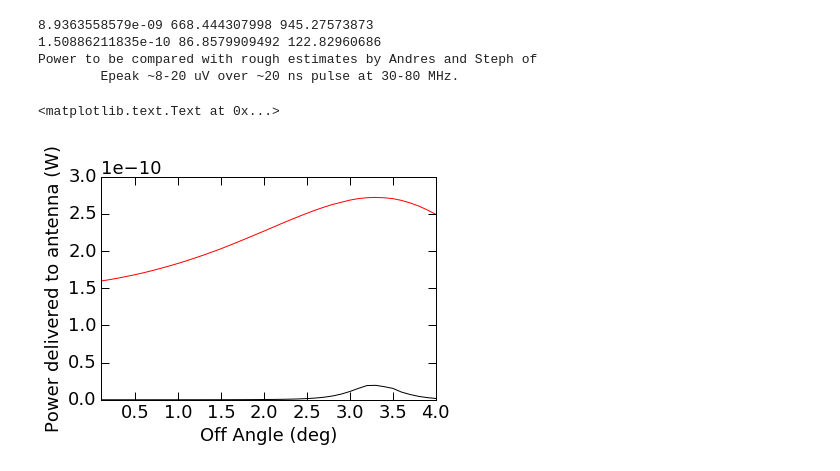
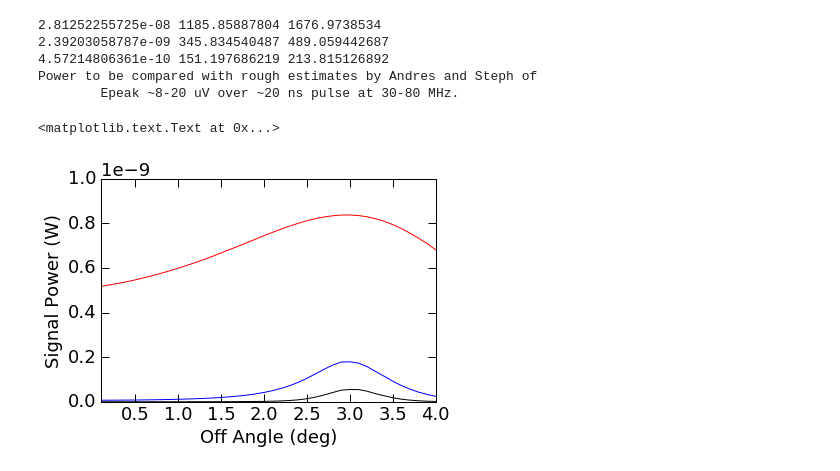
Before and after one commit to swissel/nutau_acceptance, a Jupyter notebook: 03_Detector/Mountain Top Efield Pulses Shared.ipynb, the cells around one changed output. Cells and saved outputs as stored; diff of their text form; code cells hidden in the pictures.

```diff
--- a/03_Detector/Mountain Top Efield Pulses Shared.ipynb
+++ b/03_Detector/Mountain Top Efield Pulses Shared.ipynb
@@ -44,7 +44,7 @@ def read_npz_files(antenna_height, zenith):
     return efield_td, efield_fd
 # %%
 h = 3
-z = 87
+z = 85
 offangle = 1
 efield_td, efield_fd = read_npz_files(h,z)
 print efield_td[offangle].keys()
@@ -159,8 +167,11 @@ def bandpassed_power_per_angle(fstart, fstop, gain=1, td=True):
     return np.arange(0.1, 4.1,0.1), power_off_angles, coherent_signal_sum
 # %%
 offangles, powers_low, total_power_low = bandpassed_power_per_angle(30e6, 80e6)
+offangles, powers_mid, total_power_mid = bandpassed_power_per_angle(150e6, 750e6)
 offangles, powers_high, total_power_high = bandpassed_power_per_angle(300e6, 1200e6)
+
 offangles, powers_low, total_power_low_fd = bandpassed_power_per_angle(30e6, 80e6,td=False)
+offangles, powers_mid, total_power_mid_fd = bandpassed_power_per_angle(150e6, 750e6,td=False)
 offangles, powers_high, total_power_high_fd = bandpassed_power_per_angle(300e6, 1200e6,td=False)
 # %%
 print freq[1]-freq[0], 1./(freq[1]-freq[0]), len(freq)
@@ -173,20 +184,23 @@ print (time[1]-time[0])*(freq[1]-freq[0])
 # %%
 print total_power_low, np.sqrt(total_power_low * Z_L)*1e6, np.sqrt(2)*np.sqrt(total_power_low_fd * Z_L)*1e6
+print total_power_mid, np.sqrt(total_power_mid * Z_L)*1e6, np.sqrt(2)*np.sqrt(total_power_mid_fd * Z_L)*1e6
 print total_power_high, np.sqrt(total_power_high * Z_L)*1e6, np.sqrt(2)*np.sqrt(total_power_high_fd * Z_L)*1e6
 
 print "Power to be compared with rough estimates by Andres and Steph of\n\tEpeak ~8-20 uV over ~20 ns pulse at 30-80 MHz."
 # %% [output]
-8.9363558579e-09 668.444307998 945.27573873
-1.50886211835e-10 86.8579909492 122.82960686
+2.81252255725e-08 1185.85887804 1676.9738534
+2.39203058787e-09 345.834540487 489.059442687
+4.57214806361e-10 151.197686219 213.815126892
 Power to be compared with rough estimates by Andres and Steph of
         Epeak ~8-20 uV over ~20 ns pulse at 30-80 MHz.
 # %%
 pyp.plot(offangles,powers_low, 'r')
 pyp.plot(offangles,powers_high, 'k')
+pyp.plot(offangles,powers_mid, 'b')
 pyp.xlim(0.1,4)
 pyp.ylim(0)
 pyp.xlabel("Off Angle (deg)")
-pyp.ylabel("Power delivered to antenna (W)")
+pyp.ylabel("Signal Power (W)")
 # %% [output]
 <matplotlib.text.Text at 0x...>
-[figure, old version]
+[figure, new version]
```
Also changed, not shown: parts of 17 cells of this notebook.
